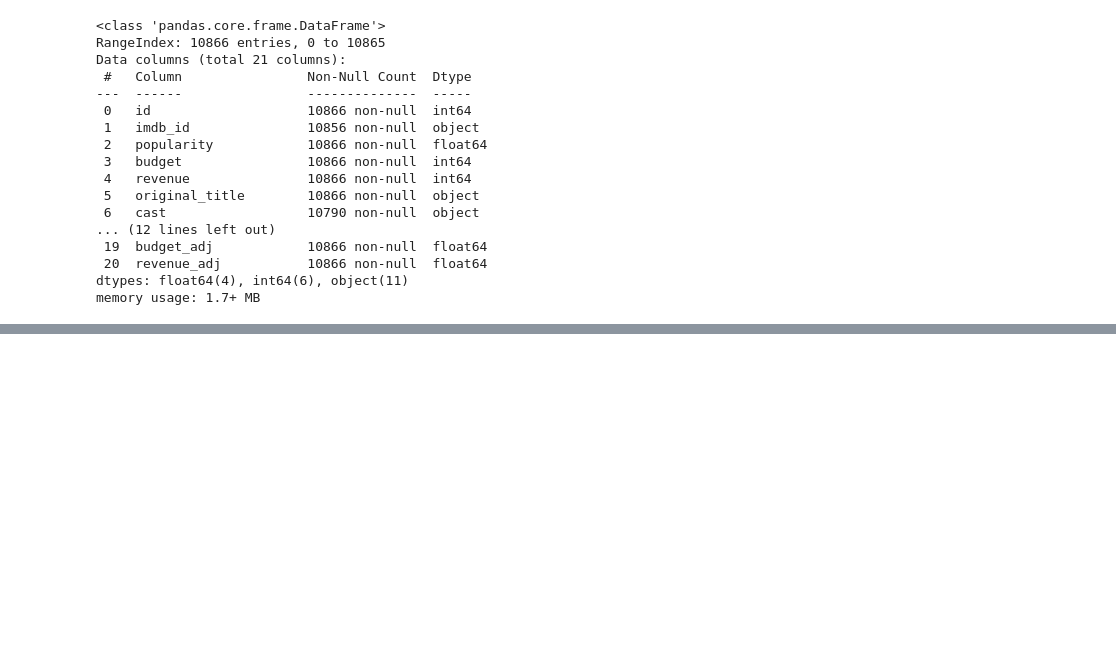
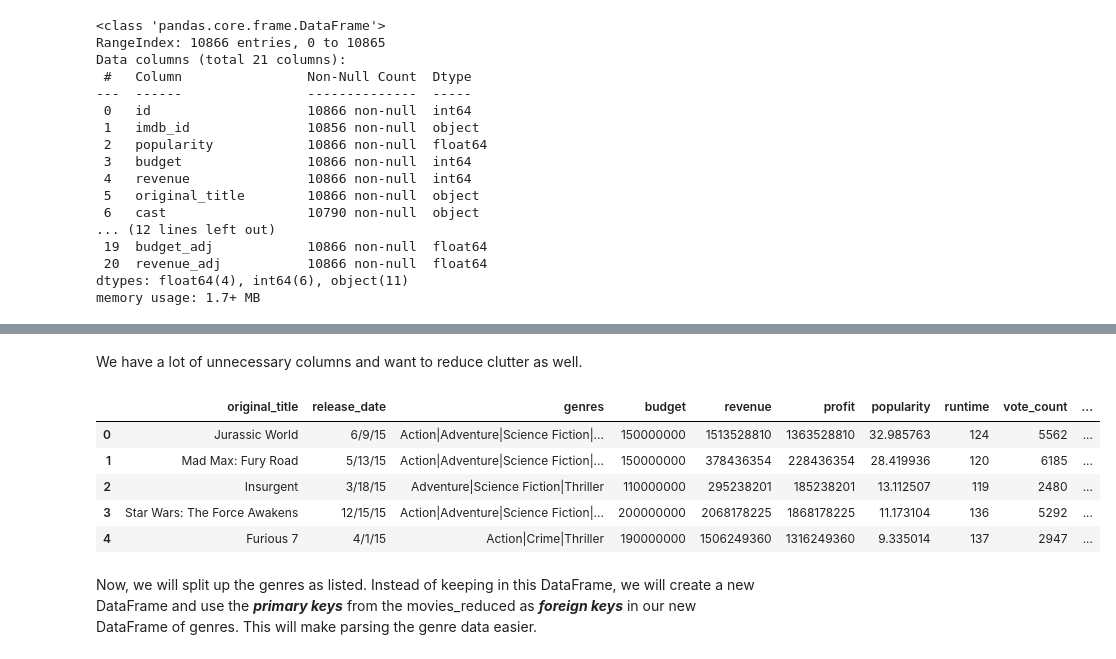
Before and after one commit to jbrdge/Movie-Genres-Data-Analysis, a Jupyter notebook: analysis.ipynb, the cells around one changed output, grey strips where cells are left out. Drawn from its saved outputs; the diff is of its cells as text; code cells hidden in the pictures; blank space fills up the shorter version.

```diff
--- a/analysis.ipynb
+++ b/analysis.ipynb
@@ -51,0 +79,3 @@ memory usage: 1.7+ MB
+# %%
+movies.drop_duplicates(inplace=True)
+movies[movies.duplicated()]
@@ -51,0 +123,14 @@ memory usage: 1.7+ MB
+# %% [markdown]
+We have a lot of unnecessary columns and want to reduce clutter as well.
+# %%
+movies_reduced = movies[['original_title', 'release_date', 'genres', 'budget', 'revenue', 'profit', 'popularity', 'runtime', 'vote_count', 'vote_average']]
+movies_reduced.head()
+# %% [output]
+|  | original_title | release_date | genres | budget | revenue | profit | popularity | runtime | vote_count | ... |
+| 0 | Jurassic World | 6/9/15 | Action|Adventure|Science Fiction|... | 150000000 | 1513528810 | 1363528810 | 32.985763 | 124 | 5562 | ... |
+| 1 | Mad Max: Fury Road | 5/13/15 | Action|Adventure|Science Fiction|... | 150000000 | 378436354 | 228436354 | 28.419936 | 120 | 6185 | ... |
+| 2 | Insurgent | 3/18/15 | Adventure|Science Fiction|Thriller | 110000000 | 295238201 | 185238201 | 13.112507 | 119 | 2480 | ... |
+| 3 | Star Wars: The Force Awakens | 12/15/15 | Action|Adventure|Science Fiction|... | 200000000 | 2068178225 | 1868178225 | 11.173104 | 136 | 5292 | ... |
+| 4 | Furious 7 | 4/1/15 | Action|Crime|Thriller | 190000000 | 1506249360 | 1316249360 | 9.335014 | 137 | 2947 | ... |
+# %% [markdown]
+Now, we will split up the genres as listed. Instead of keeping in this DataFrame, we will create a new DataFrame and use the ***primary keys*** from the movies_reduced as ***foreign keys*** in our new DataFrame of genres. This will make parsing the genre data easier.
```
Also changed, not shown: parts of 15 cells of this notebook.
